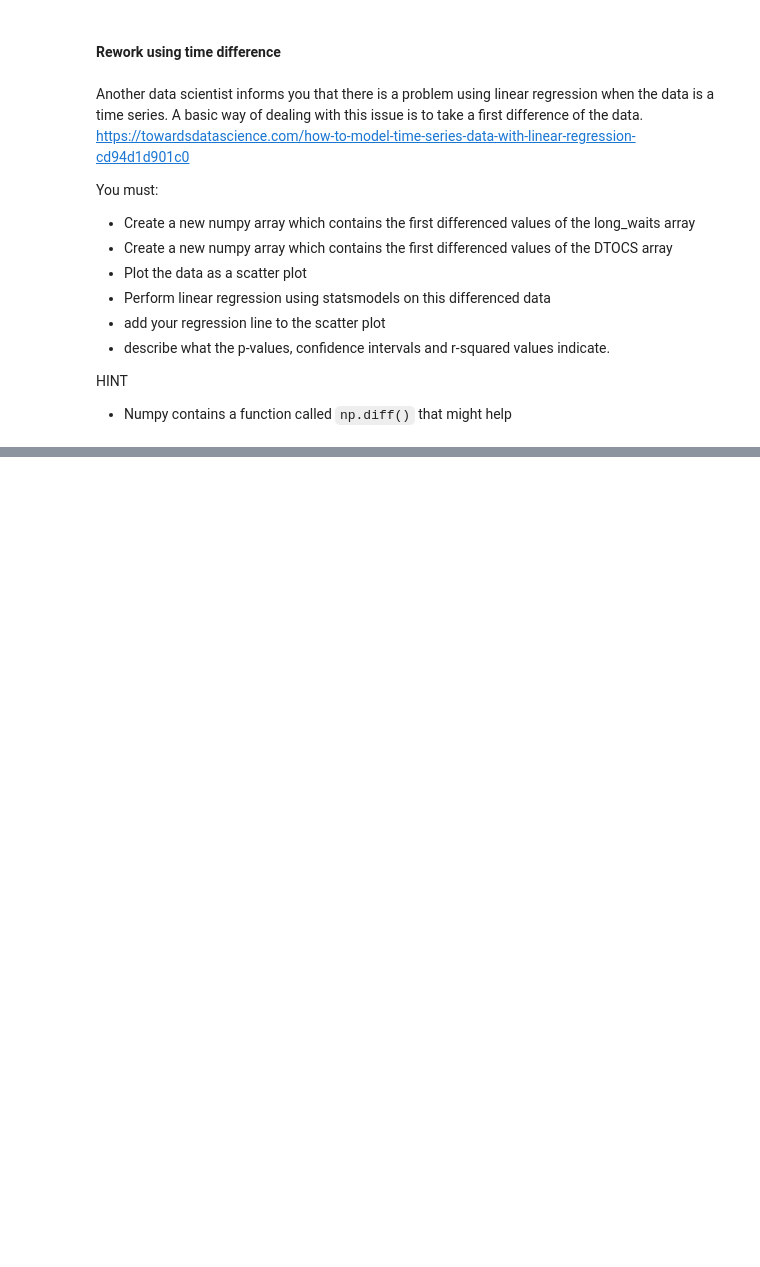
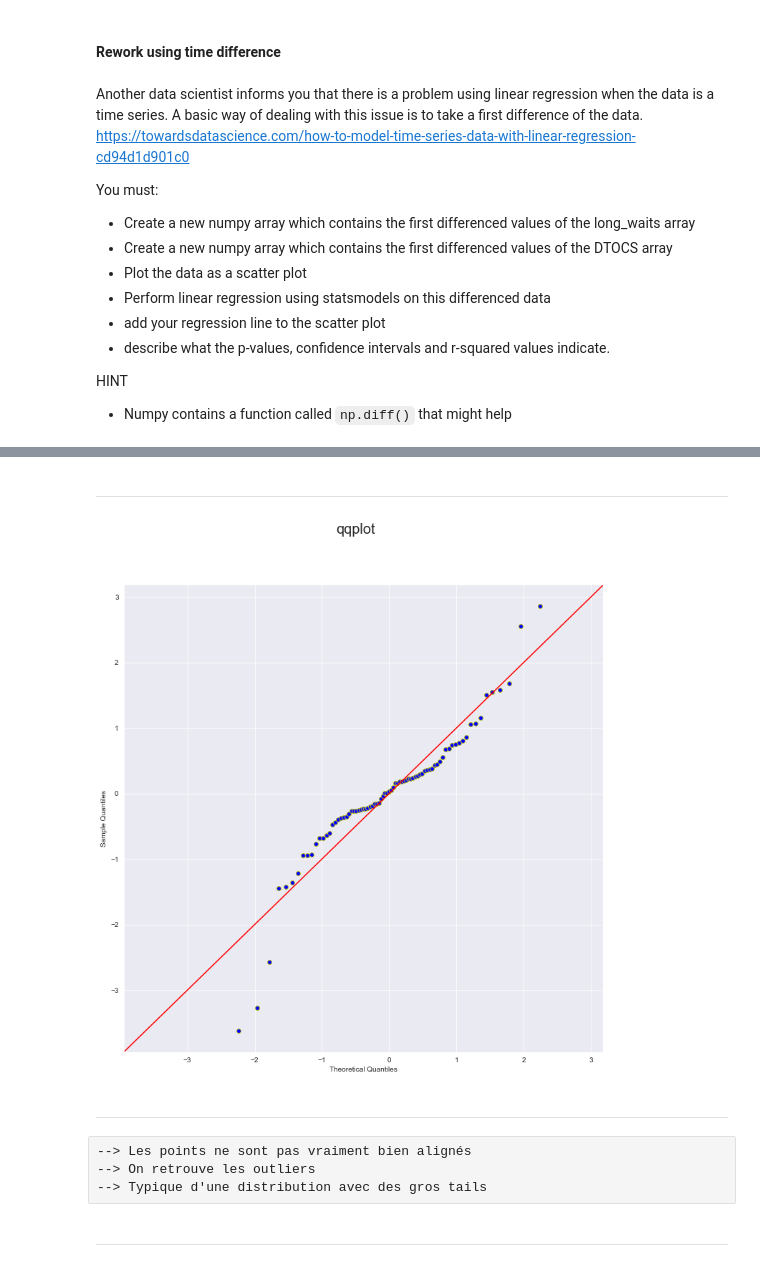
Before and after one commit to ManuLabricole/CDN-Statistique, a Jupyter notebook: 3 - Regression lineaire/Notebooks/notebook_1.ipynb, the cells around one changed output, grey strips where cells are left out. Cells and saved outputs as stored; diff of their text form; code cells hidden in the pictures; blank space fills up the shorter version.

```diff
--- a/3 - Regression lineaire/Notebooks/notebook_1.ipynb
+++ b/3 - Regression lineaire/Notebooks/notebook_1.ipynb
@@ -638,0 +770,27 @@ https://towardsdatascience.com/how-to-use-residual-plots-for-regression-model-va
+# %% [markdown]
+------
+# %%
+fig, ax = plt.subplots(figsize=(12,12))
+fig.suptitle("qqplot", fontsize=20)
+
+# Generate a probability plot of the residuals
+sm.qqplot(
+    ax=ax,
+    data=results.resid,
+    line="45",
+    fit=True,
+    color=colors[2]
+)
+
+# Add a grid to the plot
+plt.grid(True)
+# %% [output]
+[figure, added]
+# %% [markdown]
+-----
+# %% [raw]
+--> Les points ne sont pas vraiment bien alignés
+--> On retrouve les outliers
+--> Typique d'une distribution avec des gros tails
+# %% [markdown]
+-----
```
Also changed, not shown: parts of 54 cells of this notebook, 1 other file.
